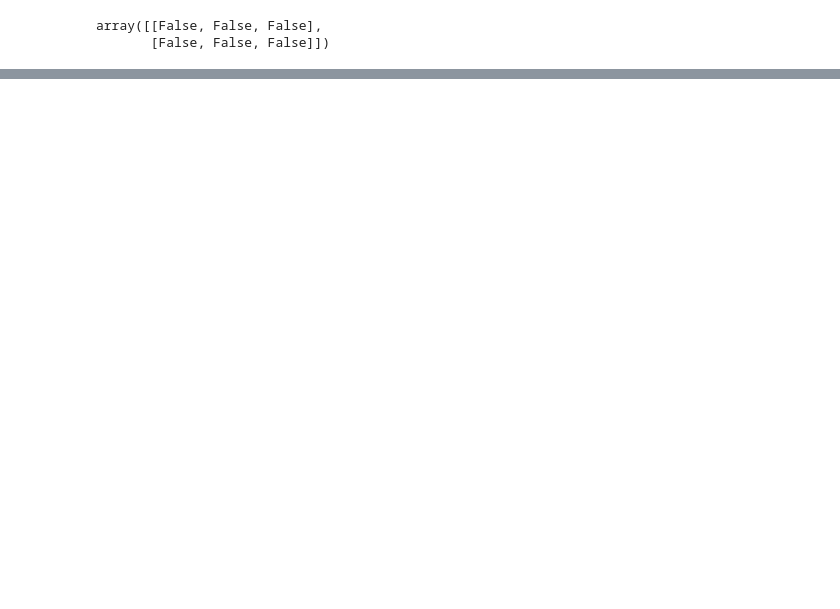
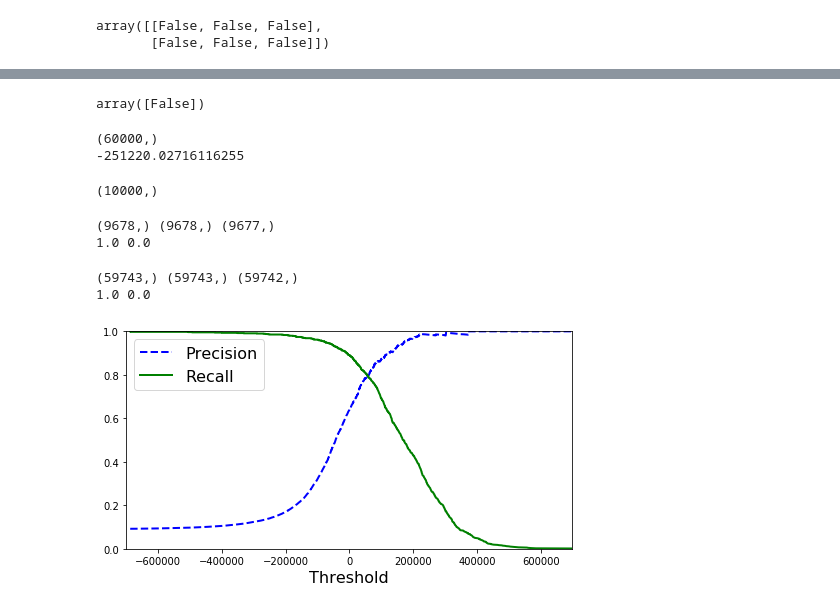
Before and after one commit to YonseiLidar/machine_learning, a Jupyter notebook: hands_on_ml_ch3/Untitled.ipynb, the cells around one changed output, grey strips where cells are left out. Cells and saved outputs as stored; diff of their text form; code cells hidden in the pictures; blank space fills up the shorter version.

```diff
--- a/hands_on_ml_ch3/Untitled.ipynb
+++ b/hands_on_ml_ch3/Untitled.ipynb
@@ -194,0 +241,57 @@ array([0.90958333, 0.90433333, 0.91183333, 0.91108333, 0.91141667])
+# %%
+threshold = 200000
+y_some_digit_pred = (y_scores > threshold)
+y_some_digit_pred
+# %% [output]
+array([False])
+# %%
+from sklearn.model_selection import cross_val_predict
+y_scores = cross_val_predict(sgd_clf, X_train, y_train_5, cv=3,
+                             method="decision_function")
+print(y_scores.shape)
+print(y_scores[0])
+# %% [output]
+(60000,)
+-251220.02716116255
+# %%
+y_test_scores = sgd_clf.decision_function(X_test)
+y_test_scores.shape
+# %% [output]
+(10000,)
+# %%
+from sklearn.metrics import precision_recall_curve
+
+precisions, recalls, thresholds = precision_recall_curve(
+    y_test_5, y_test_scores)
+print(precisions.shape, recalls.shape, thresholds.shape)
+print(precisions[-1], recalls[-1])
+# %% [output]
+(9678,) (9678,) (9677,)
+1.0 0.0
+# %%
+from sklearn.metrics import precision_recall_curve
+
+precisions, recalls, thresholds = precision_recall_curve(
+    y_train_5, y_scores)
+print(precisions.shape, recalls.shape, thresholds.shape)
+print(precisions[-1], recalls[-1])
+# %% [output]
+(59743,) (59743,) (59742,)
+1.0 0.0
+# %%
+def plot_precision_recall_vs_threshold(precisions, recalls, thresholds):
+    plt.plot(thresholds, precisions[:-1],
+             "b--", label="Precision", linewidth=2)
+    plt.plot(thresholds, recalls[:-1],
+             "g-", label="Recall", linewidth=2)
+    plt.xlabel("Threshold", fontsize=16)
+    plt.legend(loc="upper left", fontsize=16)
+    plt.ylim([0, 1])
+
+plt.figure(figsize=(8, 4))
+plot_precision_recall_vs_threshold(precisions, recalls, thresholds)
+plt.xlim([-700000, 700000])
+#save_fig("precision_recall_vs_threshold_plot")
+plt.show()
+# %% [output]
+[figure, added]
```
Also changed, not shown: parts of 25 cells of this notebook, 1 other file.
